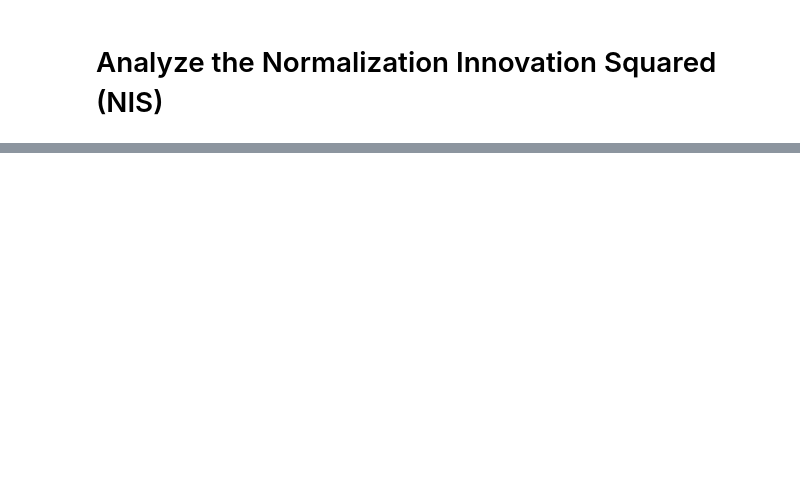
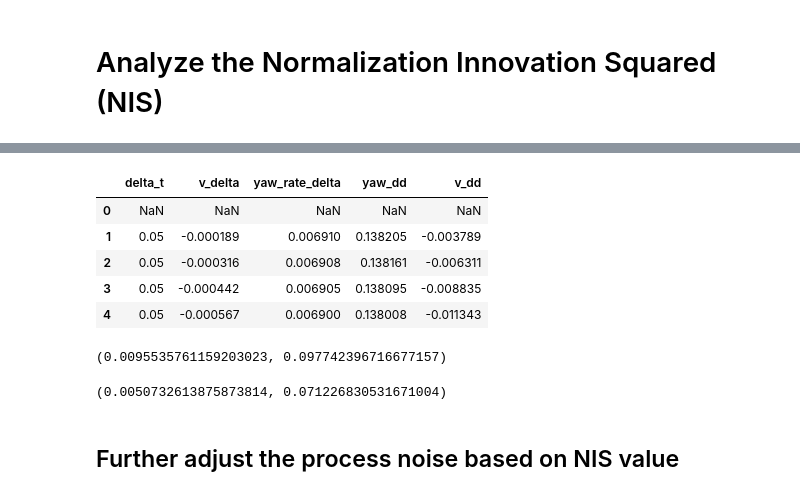
Before and after one commit to etendue/CarND-Unscented-Kalman-Filter, a Jupyter notebook: AnalyzeNIS.ipynb, the cells around one changed output, grey strips where cells are left out. Cells and saved outputs as stored; diff of their text form; code cells hidden in the pictures; blank space fills up the shorter version.

```diff
--- a/AnalyzeNIS.ipynb
+++ b/AnalyzeNIS.ipynb
@@ -43,0 +66,11 @@ plt.show()
+# %%
+file = open("obj_pose-laser-radar-synthetic-input.txt","r")
+df=[]
+for line in file:
+    df.append(line.split()[-7:])
+# %%
+ground_data = pd.DataFrame.from_records(df,columns=["timestamp","px","py","vx","vy","yaw","yaw_rate"])
+ground_data["v"] = ground_data["vx"].astype(np.float32).apply(lambda x:x*x) + ground_data["vy"].astype(np.float32).apply(lambda x:x*x)
+ground_data["v"] = np.sqrt(ground_data["v"])
+ground_data["v_delta"] = ground_data["v"].diff()
+ground_data["yaw_rate_delta"] = ground_data["yaw_rate"].astype(np.float32).diff()
@@ -43,0 +79,5 @@ plt.show()
+# %%
+ground_data["delta_t"] = ground_data["timestamp"].astype(np.int32).diff()/1.0e6
+
+ground_data = ground_data[["delta_t","v_delta","yaw_rate_delta"]]
+ground_data.head()
@@ -43,0 +91,11 @@ plt.show()
+# %%
+ground_data["yaw_dd"] = ground_data["yaw_rate_delta"]/ground_data["delta_t"]
+ground_data["v_dd"] = ground_data["v_delta"]/ground_data["delta_t"]
+ground_data.head()
+# %% [output]
+|  | delta_t | v_delta | yaw_rate_delta | yaw_dd | v_dd |
+| 0 | NaN | NaN | NaN | NaN | NaN |
+| 1 | 0.05 | -0.000189 | 0.006910 | 0.138205 | -0.003789 |
+| 2 | 0.05 | -0.000316 | 0.006908 | 0.138161 | -0.006311 |
+| 3 | 0.05 | -0.000442 | 0.006905 | 0.138095 | -0.008835 |
+| 4 | 0.05 | -0.000567 | 0.006900 | 0.138008 | -0.011343 |
@@ -43,0 +104,10 @@ plt.show()
+# %%
+ground_data["yaw_dd"].var(),ground_data["yaw_dd"].std()
+# %% [output]
+(0.0095535761159203023, 0.097742396716677157)
+# %%
+ground_data["v_dd"].var(),ground_data["v_dd"].std()
+# %% [output]
+(0.0050732613875873814, 0.071226830531671004)
+# %% [markdown]
+## Further adjust the process noise based on NIS value
```
Also changed, not shown: parts of 14 cells of this notebook, 3 other files.
